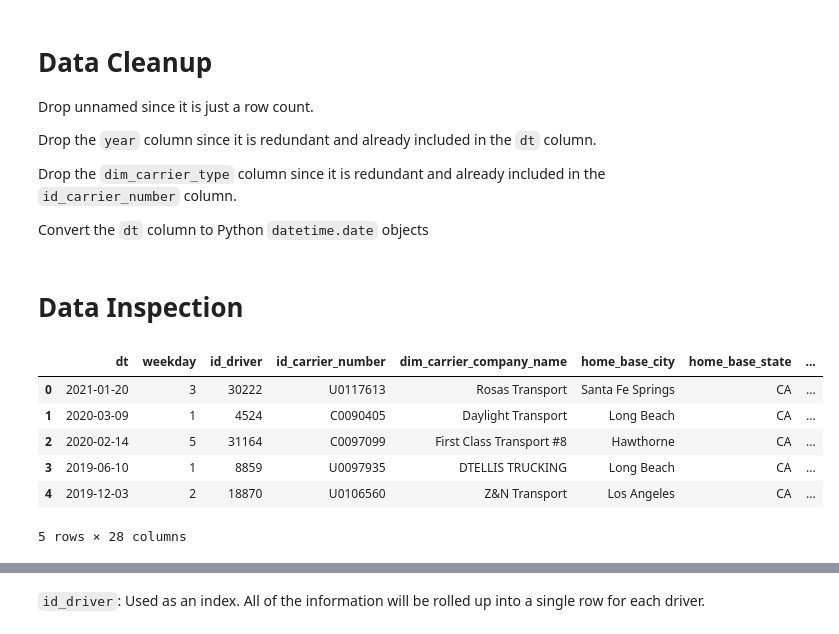
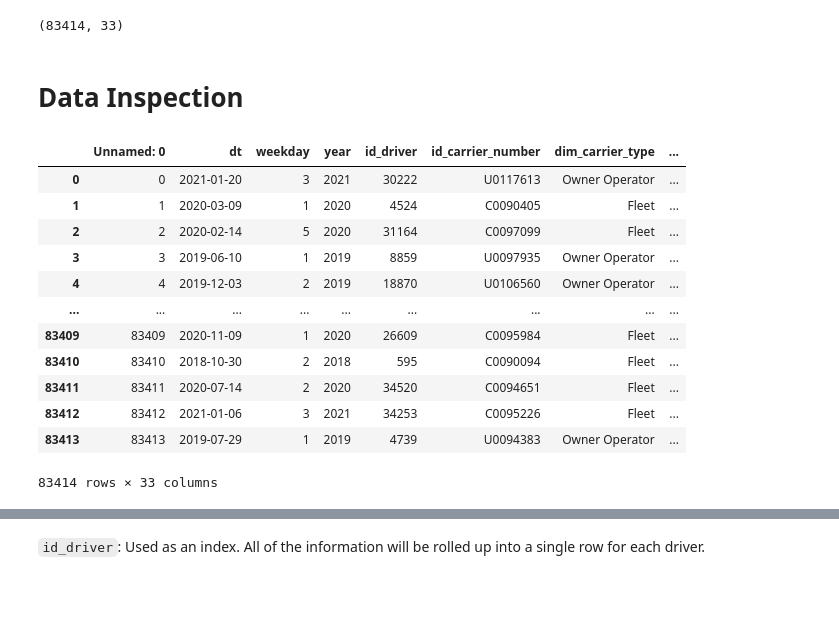
Before and after one commit to kpstesla/DSF_Project_3, a Jupyter notebook: Rob.ipynb, the cells around one changed output, grey strips where cells are left out. Saved outputs shown, nothing was run; the diff lists cells and outputs as text; code cells hidden in the pictures; blank space fills up the shorter version.

```diff
--- a/Rob.ipynb
+++ b/Rob.ipynb
@@ -14,27 +60,23 @@ onehot_encoder = OneHotEncoder()
 # %%
 df = pd.read_csv('training_data_cleaned.csv')
+df.shape
+# %% [output]
+(83414, 33)
-# %% [markdown]
-# Data Cleanup
-
-Drop unnamed since it is just a row count.
-
-Drop the `year` column since it is redundant and already included in the `dt` column.
-
-Drop the `dim_carrier_type` column since it is redundant and already included in the `id_carrier_number` column.
-
-Convert the `dt` column to Python `datetime.date` objects
-# %%
-df.drop(columns=['Unnamed: 0', 'year', 'dim_carrier_type', 'date', 'recent_date'], inplace=True)
-df.dt = [date.fromisoformat(d) for d in df.dt]
 # %% [markdown]
 # Data Inspection
 # %%
-df.head()
+df
 # %% [output]
-|  | dt | weekday | id_driver | id_carrier_number | dim_carrier_company_name | home_base_city | home_base_state | ... |
-| 0 | 2021-01-20 | 3 | 30222 | U0117613 | Rosas Transport | Santa Fe Springs | CA | ... |
-| 1 | 2020-03-09 | 1 | 4524 | C0090405 | Daylight Transport | Long Beach | CA | ... |
-| 2 | 2020-02-14 | 5 | 31164 | C0097099 | First Class Transport #8 | Hawthorne | CA | ... |
-| 3 | 2019-06-10 | 1 | 8859 | U0097935 | DTELLIS TRUCKING | Long Beach | CA | ... |
-| 4 | 2019-12-03 | 2 | 18870 | U0106560 | Z&N Transport | Los Angeles | CA | ... |
+|  | Unnamed: 0 | dt | weekday | year | id_driver | id_carrier_number | dim_carrier_type | ... |
+| 0 | 0 | 2021-01-20 | 3 | 2021 | 30222 | U0117613 | Owner Operator | ... |
+| 1 | 1 | 2020-03-09 | 1 | 2020 | 4524 | C0090405 | Fleet | ... |
+| 2 | 2 | 2020-02-14 | 5 | 2020 | 31164 | C0097099 | Fleet | ... |
+| 3 | 3 | 2019-06-10 | 1 | 2019 | 8859 | U0097935 | Owner Operator | ... |
+| 4 | 4 | 2019-12-03 | 2 | 2019 | 18870 | U0106560 | Owner Operator | ... |
+| ... | ... | ... | ... | ... | ... | ... | ... | ... |
+| 83409 | 83409 | 2020-11-09 | 1 | 2020 | 26609 | C0095984 | Fleet | ... |
+| 83410 | 83410 | 2018-10-30 | 2 | 2018 | 595 | C0090094 | Fleet | ... |
+| 83411 | 83411 | 2020-07-14 | 2 | 2020 | 34520 | C0094651 | Fleet | ... |
+| 83412 | 83412 | 2021-01-06 | 3 | 2021 | 34253 | C0095226 | Fleet | ... |
+| 83413 | 83413 | 2019-07-29 | 1 | 2019 | 4739 | U0094383 | Owner Operator | ... |
-5 rows × 28 columns
+83414 rows × 33 columns
```
Also changed, not shown: parts of 46 cells of this notebook.
